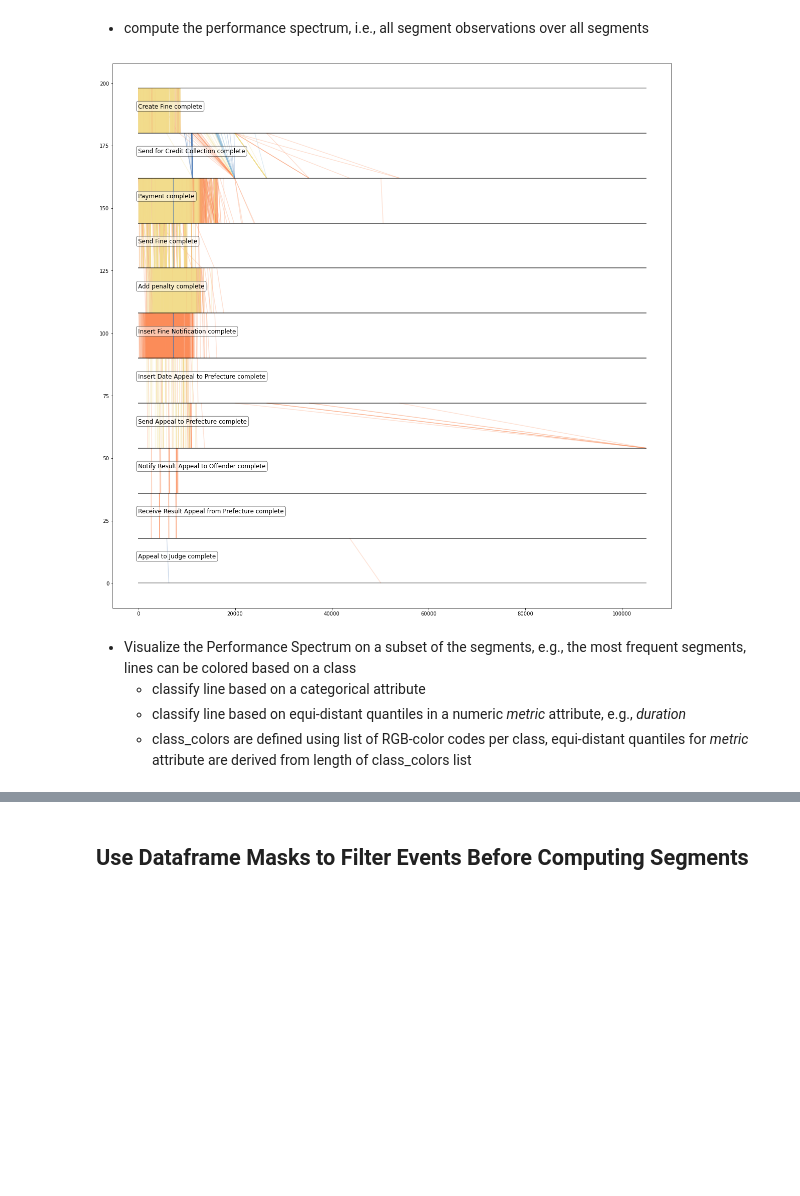
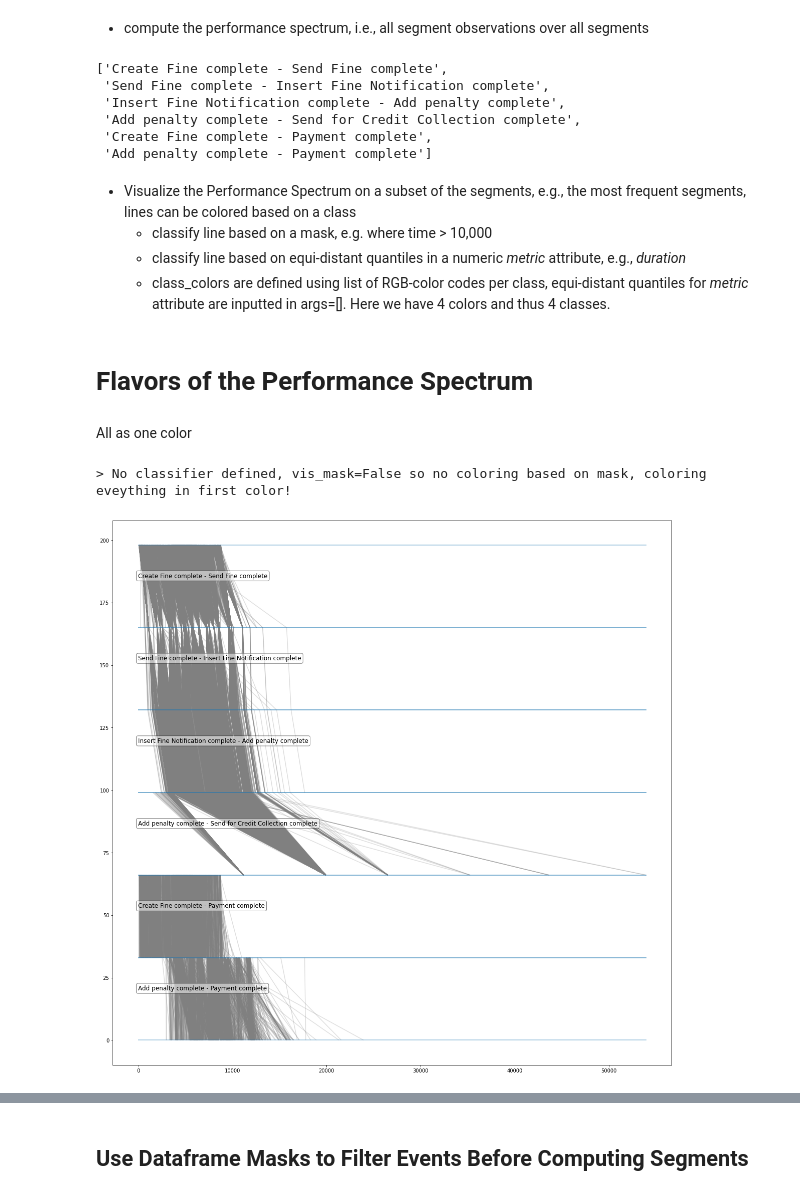
Before and after one commit to tomvmeer/PF4PY, a Jupyter notebook: Example expanded Performance Spectrum.ipynb, the cells around one changed output, grey strips where cells are left out. Drawn from its saved outputs; the diff is of its cells as text; code cells hidden in the pictures; blank space fills up the shorter version.

Commit message:
Update -Re-did loading functionality to allow re-loading of entire Event Log instances -Added examples for most methods and arguments -ToDo: show custom classifier

```diff
--- a/Example expanded Performance Spectrum.ipynb
+++ b/Example expanded Performance Spectrum.ipynb
@@ -66,0 +79,2 @@ rf.remove_meta(to_keep=['start_totalPaymentAmount'])
+# %%
+rf = Performance_Spectrum.load_log('roadfines')
@@ -76,14 +116,38 @@ ValueError: min() arg is an empty sequence
 # %% [markdown]
   - compute the performance spectrum, i.e., all segment observations over all segments
+# %%
+# use the build in filter function to select segments
+segments = rf.filter_segments(compare_to='max', cutoff=0.1)
+segments
+# %% [output]
+['Create Fine complete - Send Fine complete',
+ 'Send Fine complete - Insert Fine Notification complete',
+ 'Insert Fine Notification complete - Add penalty complete',
+ 'Add penalty complete - Send for Credit Collection complete',
+ 'Create Fine complete - Payment complete',
+ 'Add penalty complete - Payment complete']
 # %%
 # get the 6 most frequent segments
 segments = list(rf.segment_counts().keys())[:6]
 # compute the performance spectrum visualization
 vis_rf = Performance_Spectrum.Spectrum(segments, rf.pf)
-# %% [output]
-[figure, removed]
 # %% [markdown]
   - Visualize the Performance Spectrum on a subset of the segments, e.g., the most frequent segments, lines can be colored based on a class
-    - classify line based on a categorical attribute
+    - classify line based on a mask, e.g. where time > 10,000
     - classify line based on equi-distant quantiles in a numeric *metric* attribute, e.g., *duration*
-    - class_colors are defined using list of RGB-color codes per class, equi-distant quantiles for *metric* attribute are derived from length of class_colors list
+    - class_colors are defined using list of RGB-color codes per class, equi-distant quantiles for *metric* attribute are inputted in args=[]. Here we have 4 colors and thus 4 classes.
+# %% [markdown]
+# Flavors of the Performance Spectrum
+# %% [markdown]
+All as one color
+# %%
+# define colors for class-based coloring of lines as list of RGB values: (R/256,G/256/B256)
+# for performance-based classes, length of list defines number of quantiles
+class_colors = [(0.5,0.5,0.5)]
+# create plot
+fig, ax = plt.subplots(figsize=[20,20])
+# and visualize
+vis_rf.plot_performance_spectrum(class_colors, ax, label_offset=-50)
+# %% [output]
+> No classifier defined, vis_mask=False so no coloring based on mask, coloring eveything in first color!
+[figure, added]
```
Also changed, not shown: parts of 25 cells of this notebook, 1 other file.
